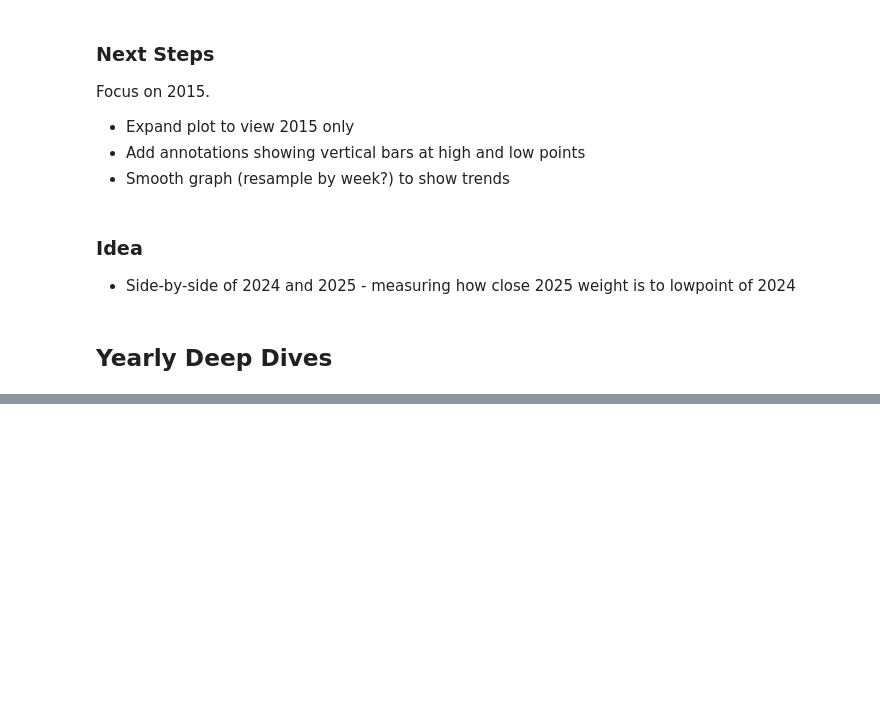
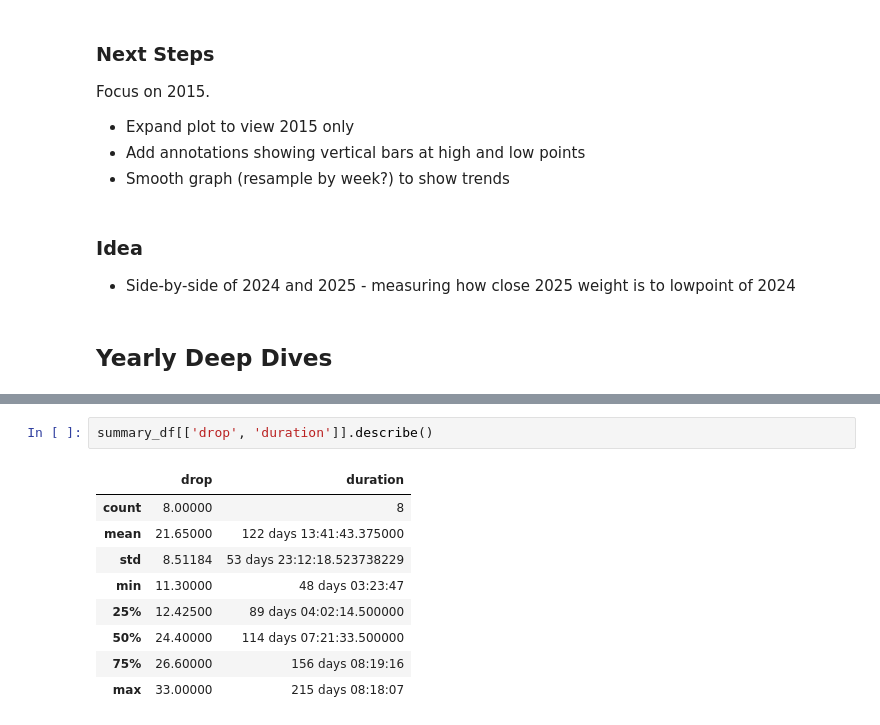
Before and after one commit to ericmelz/weight, a Jupyter notebook: notebooks/eda1.ipynb, the cells around one changed output, grey strips where cells are left out. Drawn from its saved outputs; the diff is of its cells as text; blank space fills up the shorter version.

```diff
--- a/notebooks/eda1.ipynb
+++ b/notebooks/eda1.ipynb
@@ -179,0 +195,12 @@ for year in [2014, 2016, 2017, 2018, 2021, 2023, 2024, 2025]:
+# %%
+summary_df[['drop', 'duration']].describe()
+# %% [output]
+|  | drop | duration |
+| count | 8.00000 | 8 |
+| mean | 21.65000 | 122 days 13:41:43.375000 |
+| std | 8.51184 | 53 days 23:12:18.523738229 |
+| min | 11.30000 | 48 days 03:23:47 |
+| 25% | 12.42500 | 89 days 04:02:14.500000 |
+| 50% | 24.40000 | 114 days 07:21:33.500000 |
+| 75% | 26.60000 | 156 days 08:19:16 |
+| max | 33.00000 | 215 days 08:18:07 |
```
Also changed, not shown: parts of 3 cells of this notebook.
